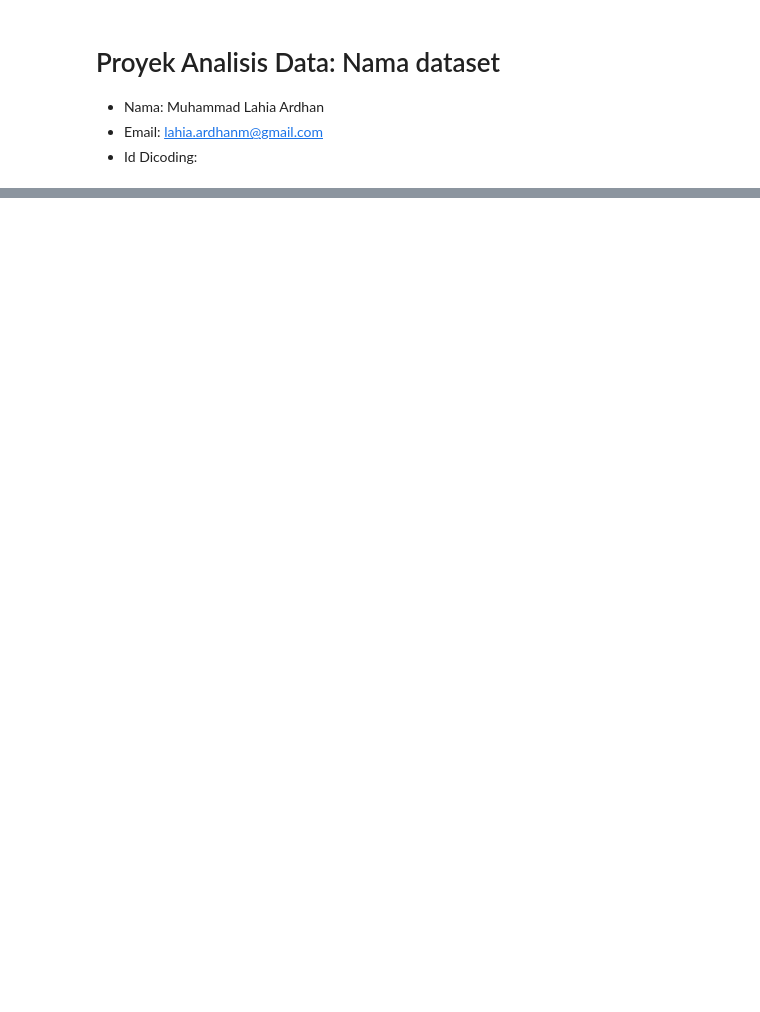
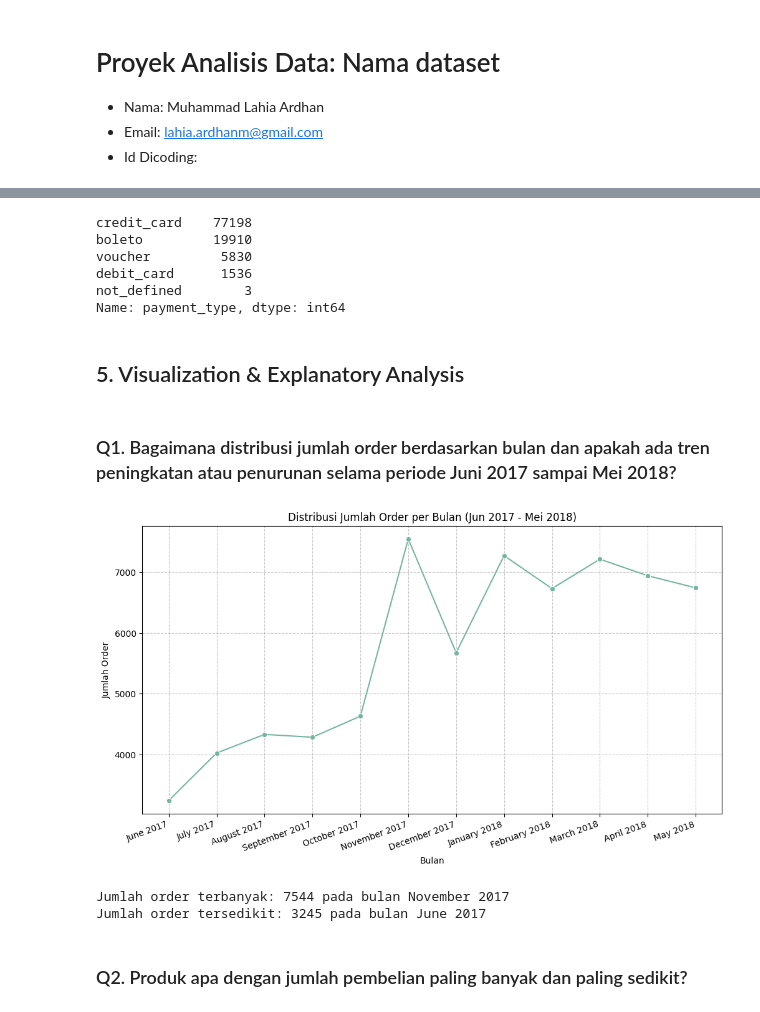
Before and after one commit to lahiardhan/Brazilian-Ecommerce-Analysis, a Jupyter notebook: Brazilian_E_Commerce_Data_Analysis.ipynb, the cells around one changed output, grey strips where cells are left out. Cells and saved outputs as stored; diff of their text form; code cells hidden in the pictures; blank space fills up the shorter version.

```diff
--- a/Brazilian_E_Commerce_Data_Analysis.ipynb
+++ b/Brazilian_E_Commerce_Data_Analysis.ipynb
@@ -37,0 +322,3 @@
+# %%
+data['geolocation'].drop_duplicates(inplace=True)
+data['geolocation'].duplicated().sum()
@@ -37,0 +354,3 @@
+# %%
+data['reviews'].drop('review_comment_title', axis= 1, inplace= True)
+data['reviews']['review_comment_message'].fillna('No Message', inplace=True)
@@ -37,0 +534,53 @@
+# %%
+payments_reviews_df['payment_type'].value_counts()
+# %% [output]
+credit_card    77198
+boleto         19910
+voucher         5830
+debit_card      1536
+not_defined        3
+Name: payment_type, dtype: int64
+# %% [markdown]
+## 5. Visualization & Explanatory Analysis
+# %% [markdown]
+### Q1. Bagaimana distribusi jumlah order berdasarkan bulan dan apakah ada tren peningkatan atau penurunan selama periode Juni 2017 sampai Mei 2018?
+# %%
+import matplotlib.pyplot as plt
+import seaborn as sns
+import pandas as pd
+
+# Konversi kolom tanggal ke tipe data datetime
+data['orders']['order_purchase_timestamp'] = pd.to_datetime(data['orders']['order_purchase_timestamp'])
+
+# Filter data hanya untuk periode September 2017 hingga September 2018
+filtered_orders = data['orders'][
+    (data['orders']['order_purchase_timestamp'] >= '2017-06-01') &
+    (data['orders']['order_purchase_timestamp'] <= '2018-05-31')
+]
+
+# Distribusi jumlah order berdasarkan bulan
+monthly_order_counts = filtered_orders.resample('M', on='order_purchase_timestamp').size()
+# %%
+# Plot distribusi jumlah order berdasarkan bulan
+plt.figure(figsize=(12, 6))
+sns.lineplot(x=monthly_order_counts.index.strftime('%B %Y'), y=monthly_order_counts.values, marker='o', color='#72B6A1')
+plt.title('Distribusi Jumlah Order per Bulan (Jun 2017 - Mei 2018)')
+plt.xlabel('Bulan')
+plt.ylabel('Jumlah Order')
+plt.xticks(rotation=20, ha='right')  # Memutar label bulan agar lebih mudah dibaca
+plt.grid(True, linestyle='--', alpha=0.7)
+plt.show()
+# %% [output]
+[figure, added]
+# %%
+# Menampilkan jumlah order terbanyak dan tersedikit
+most_orders_month = monthly_order_counts.idxmax().strftime('%B %Y')
+least_orders_month = monthly_order_counts.idxmin().strftime('%B %Y')
+
+print(f"Jumlah order terbanyak: {monthly_order_counts.max()} pada bulan {most_orders_month}")
+print(f"Jumlah order tersedikit: {monthly_order_counts.min()} pada bulan {least_orders_month}")
+# %% [output]
+Jumlah order terbanyak: 7544 pada bulan November 2017
+Jumlah order tersedikit: 3245 pada bulan June 2017
+# %% [markdown]
+### Q2. Produk apa dengan jumlah pembelian paling banyak dan paling sedikit?
```
Also changed, not shown: parts of 89 cells of this notebook.
